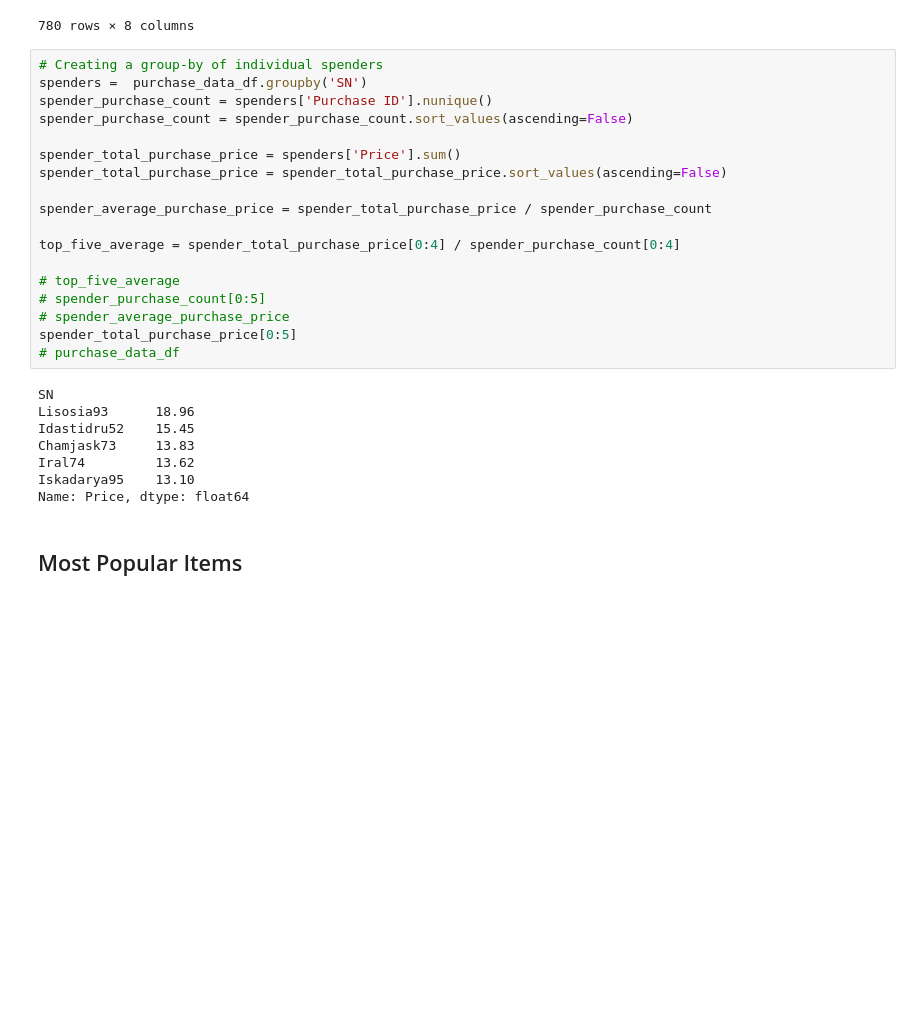
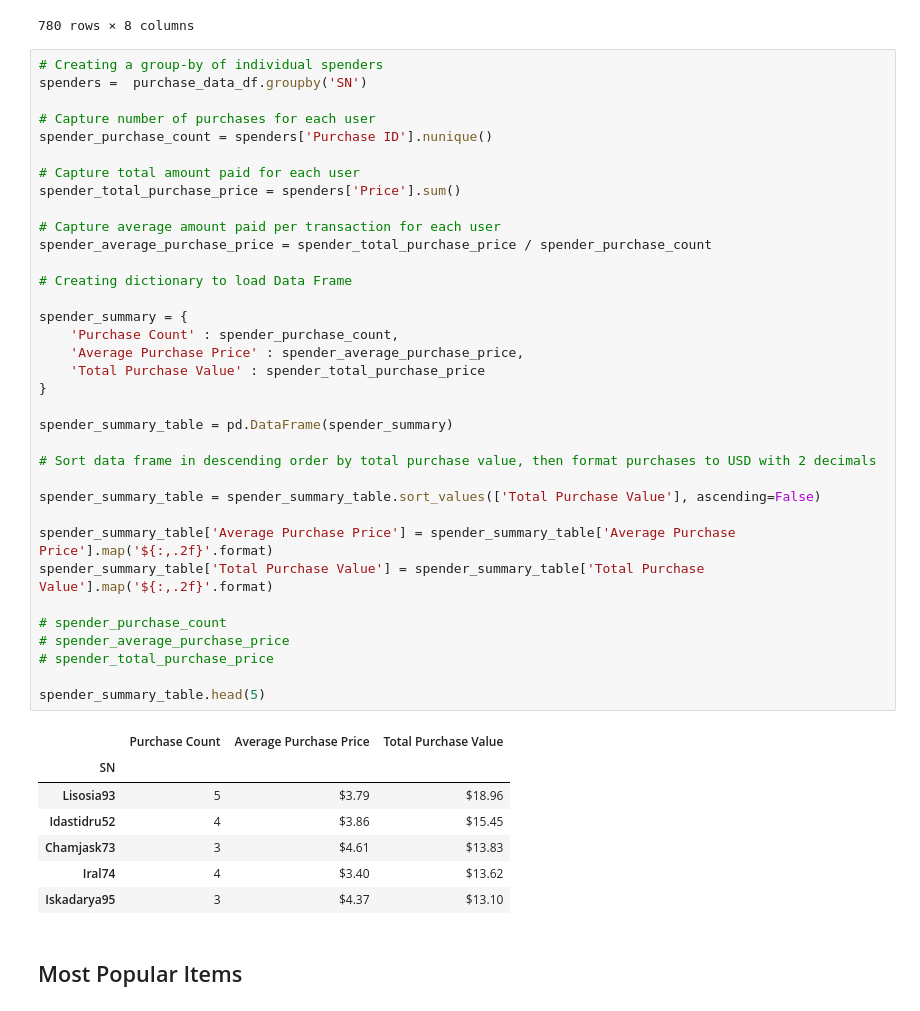
Before and after one commit to Lehmanc92/Pandas-Challenge, a Jupyter notebook: HeroesOfPymoli_starter.ipynb, the cells around one changed output. Drawn from its saved outputs; the diff is of its cells as text; blank space fills up the shorter version.

```diff
--- a/HeroesOfPymoli_starter.ipynb
+++ b/HeroesOfPymoli_starter.ipynb
@@ -450,32 +450,49 @@ purchase_data_df
 | 778 | 778 | Sisur91 | 7 | Male | 92 | Final Critic | 4.19 | <10 |
 | 779 | 779 | Ennrian78 | 24 | Male | 50 | Dawn | 4.60 | 20-24 |
 780 rows × 8 columns
-# %%
-# Creating a group-by of individual spenders
-spenders =  purchase_data_df.groupby('SN')
-spender_purchase_count = spenders['Purchase ID'].nunique()
-spender_purchase_count = spender_purchase_count.sort_values(ascending=False)
-
-spender_total_purchase_price = spenders['Price'].sum()
-spender_total_purchase_price = spender_total_purchase_price.sort_values(ascending=False)
-
-spender_average_purchase_price = spender_total_purchase_price / spender_purchase_count
-
-top_five_average = spender_total_purchase_price[0:4] / spender_purchase_count[0:4]
-
-# top_five_average
-# spender_purchase_count[0:5]
-# spender_average_purchase_price
-spender_total_purchase_price[0:5]
-# purchase_data_df
-# %% [output]
-SN
-Lisosia93      18.96
-Idastidru52    15.45
-Chamjask73     13.83
-Iral74         13.62
-Iskadarya95    13.10
-Name: Price, dtype: float64
+# %%
+# Creating a group-by of individual spenders
+spenders =  purchase_data_df.groupby('SN')
+
+# Capture number of purchases for each user
+spender_purchase_count = spenders['Purchase ID'].nunique()
+
+# Capture total amount paid for each user
+spender_total_purchase_price = spenders['Price'].sum()
+
+# Capture average amount paid per transaction for each user
+spender_average_purchase_price = spender_total_purchase_price / spender_purchase_count
+
+# Creating dictionary to load Data Frame
+
+spender_summary = {
+    'Purchase Count' : spender_purchase_count,
+    'Average Purchase Price' : spender_average_purchase_price,
+    'Total Purchase Value' : spender_total_purchase_price
+}
+
+spender_summary_table = pd.DataFrame(spender_summary)
+
+# Sort data frame in descending order by total purchase value, then format purchases to USD with 2 decimals
+
+spender_summary_table = spender_summary_table.sort_values(['Total Purchase Value'], ascending=False)
+
+spender_summary_table['Average Purchase Price'] = spender_summary_table['Average Purchase Price'].map('${:,.2f}'.format)
+spender_summary_table['Total Purchase Value'] = spender_summary_table['Total Purchase Value'].map('${:,.2f}'.format)
+
+# spender_purchase_count
+# spender_average_purchase_price
+# spender_total_purchase_price
+
+spender_summary_table.head(5)
+# %% [output]
+|  | Purchase Count | Average Purchase Price | Total Purchase Value |
+| SN |  |  |  |
+| Lisosia93 | 5 | $3.79 | $18.96 |
+| Idastidru52 | 4 | $3.86 | $15.45 |
+| Chamjask73 | 3 | $4.61 | $13.83 |
+| Iral74 | 4 | $3.40 | $13.62 |
+| Iskadarya95 | 3 | $4.37 | $13.10 |
 # %% [markdown]
 ## Most Popular Items
 # %% [markdown]
```
Also changed, not shown: parts of 1 cell of this notebook.
